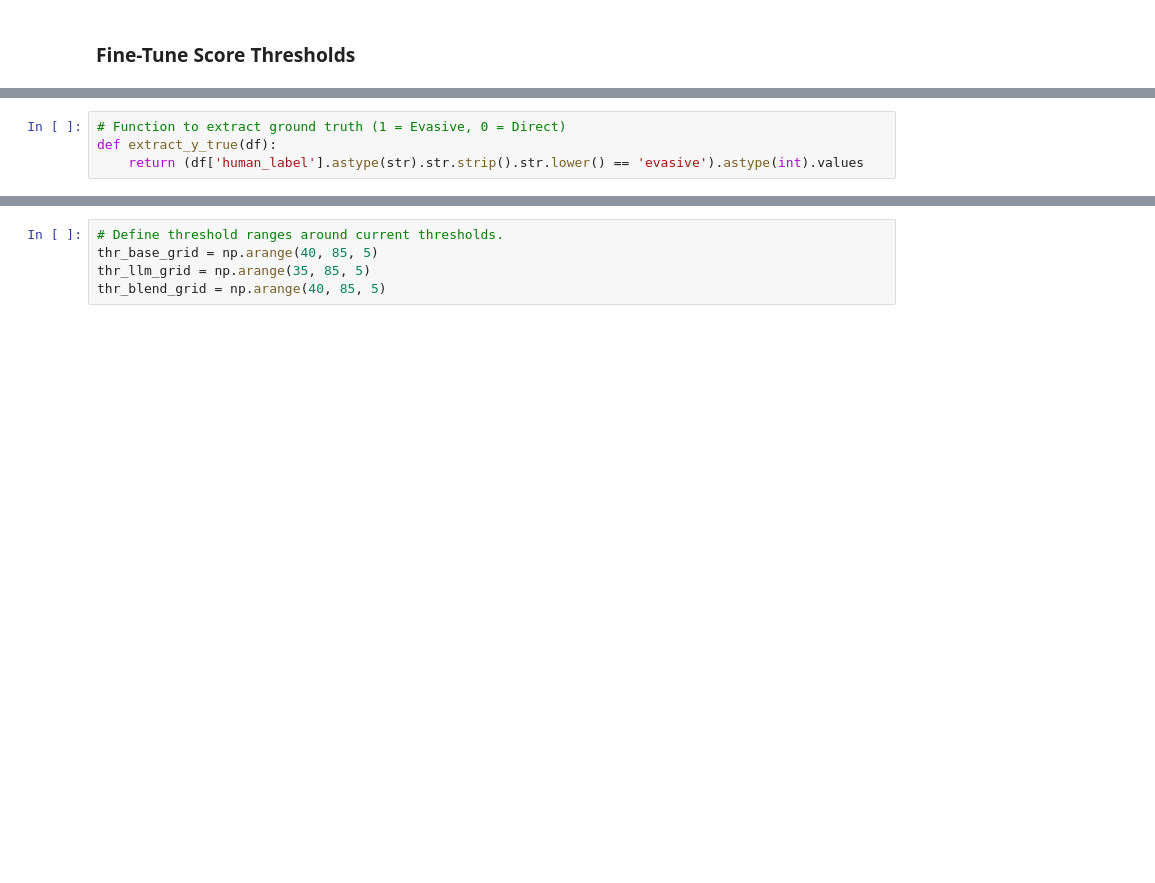
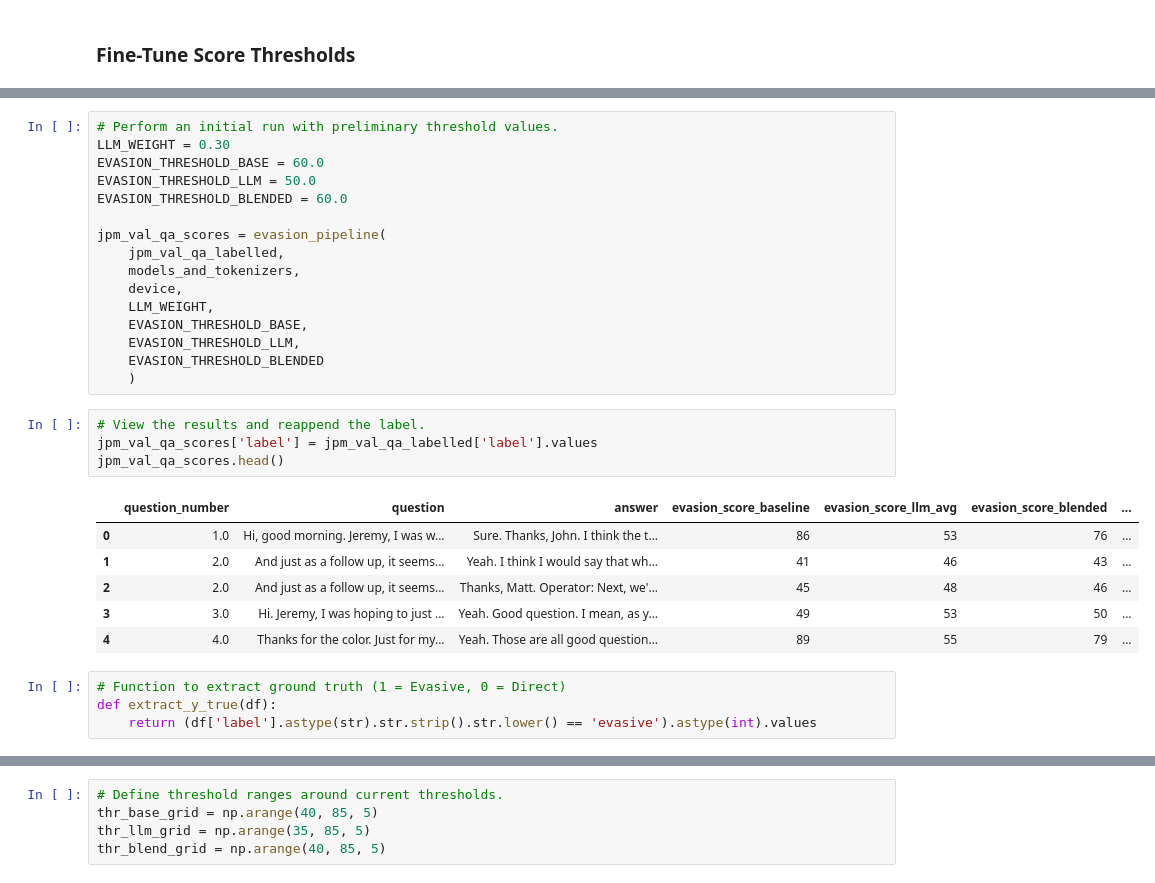
Before and after one commit to JSA10/cam_ds_ep_FinSight, a Jupyter notebook: notebooks/summarisation_evasion_LB.ipynb, the cells around one changed output, grey strips where cells are left out. Cells and saved outputs as stored; diff of their text form; blank space fills up the shorter version.

```diff
--- a/notebooks/summarisation_evasion_LB.ipynb
+++ b/notebooks/summarisation_evasion_LB.ipynb
@@ -965,7 +958,34 @@ jpm_1q_23_tuning.head()
+# %%
+# Perform an initial run with preliminary threshold values.
+LLM_WEIGHT = 0.30
+EVASION_THRESHOLD_BASE = 60.0
+EVASION_THRESHOLD_LLM = 50.0
+EVASION_THRESHOLD_BLENDED = 60.0
+
+jpm_val_qa_scores = evasion_pipeline(
+    jpm_val_qa_labelled,
+    models_and_tokenizers,
+    device,
+    LLM_WEIGHT,
+    EVASION_THRESHOLD_BASE,
+    EVASION_THRESHOLD_LLM,
+    EVASION_THRESHOLD_BLENDED
+    )
+# %%
+# View the results and reappend the label.
+jpm_val_qa_scores['label'] = jpm_val_qa_labelled['label'].values
+jpm_val_qa_scores.head()
+# %% [output]
+|  | question_number | question | answer | evasion_score_baseline | evasion_score_llm_avg | evasion_score_blended | ... |
+| 0 | 1.0 | Hi, good morning. Jeremy, I was w... | Sure. Thanks, John. I think the t... | 86 | 53 | 76 | ... |
+| 1 | 2.0 | And just as a follow up, it seems... | Yeah. I think I would say that wh... | 41 | 46 | 43 | ... |
+| 2 | 2.0 | And just as a follow up, it seems... | Thanks, Matt. Operator: Next, we'... | 45 | 48 | 46 | ... |
+| 3 | 3.0 | Hi. Jeremy, I was hoping to just ... | Yeah. Good question. I mean, as y... | 49 | 53 | 50 | ... |
+| 4 | 4.0 | Thanks for the color. Just for my... | Yeah. Those are all good question... | 89 | 55 | 79 | ... |
 # %%
 # Function to extract ground truth (1 = Evasive, 0 = Direct)
 def extract_y_true(df):
-    return (df['human_label'].astype(str).str.strip().str.lower() == 'evasive').astype(int).values
+    return (df['label'].astype(str).str.strip().str.lower() == 'evasive').astype(int).values
 # %%
 # Function calculate metrics for each threshold.
 from sklearn.metrics import accuracy_score, precision_score, recall_score, f1_score
```
Also changed, not shown: parts of 13 cells of this notebook.
